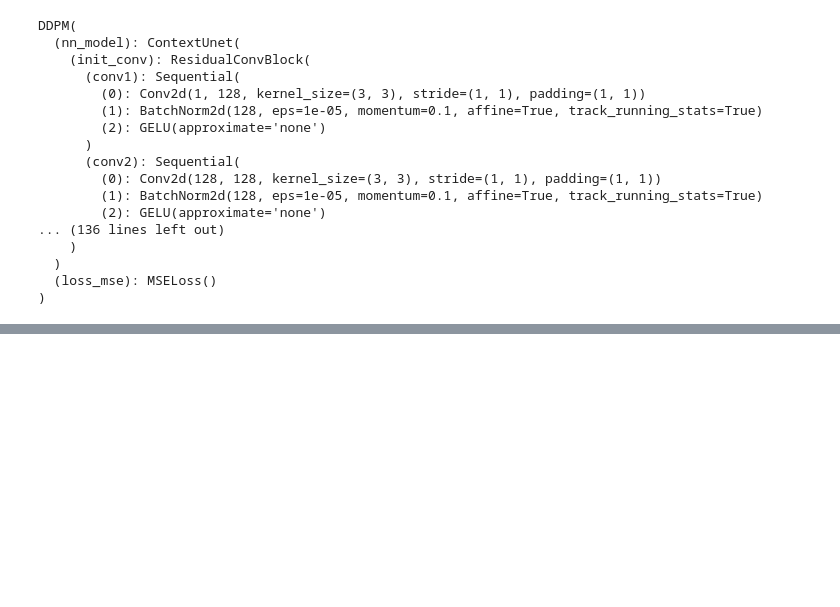
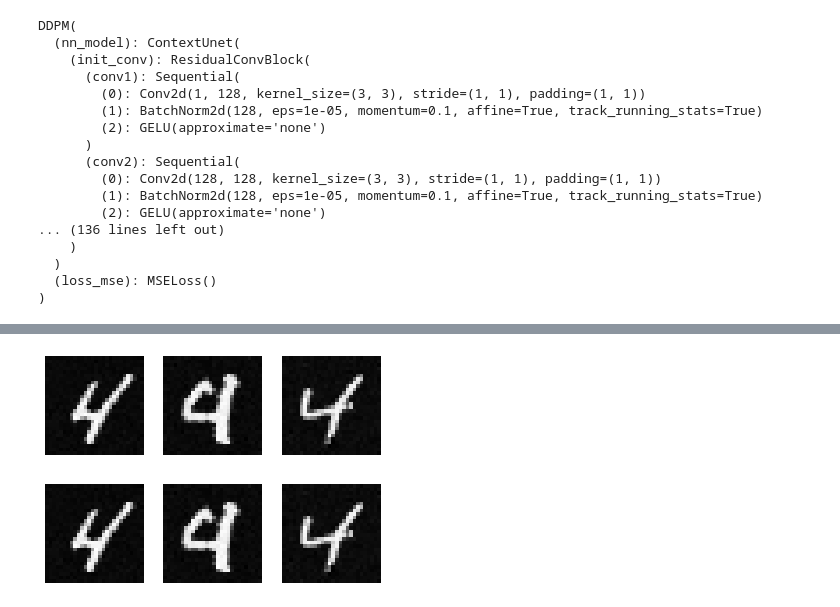
Before and after one commit to l-ada/PAAI_final_project, a Jupyter notebook: ddmd.ipynb, the cells around one changed output, grey strips where cells are left out. Saved outputs shown, nothing was run; the diff lists cells and outputs as text; code cells hidden in the pictures; blank space fills up the shorter version.

```diff
--- a/ddmd.ipynb
+++ b/ddmd.ipynb
@@ -416,0 +449,9 @@ plot_images(10,[1,2,3,4,5,6,7,8,9,0])
+# %%
+# setseed
+# experiments with rotation
+images = generate_images(3,[4,4,4], [4,4,4], transformation=rotate(0), transf_inverse= rotate(0))
+plot_images(images)
+plot_images(np.rot90(images, k=0, axes=(1,2)))
+# %% [output]
+[figure, added]
+[figure, added]
```
Also changed, not shown: parts of 6 cells of this notebook.
